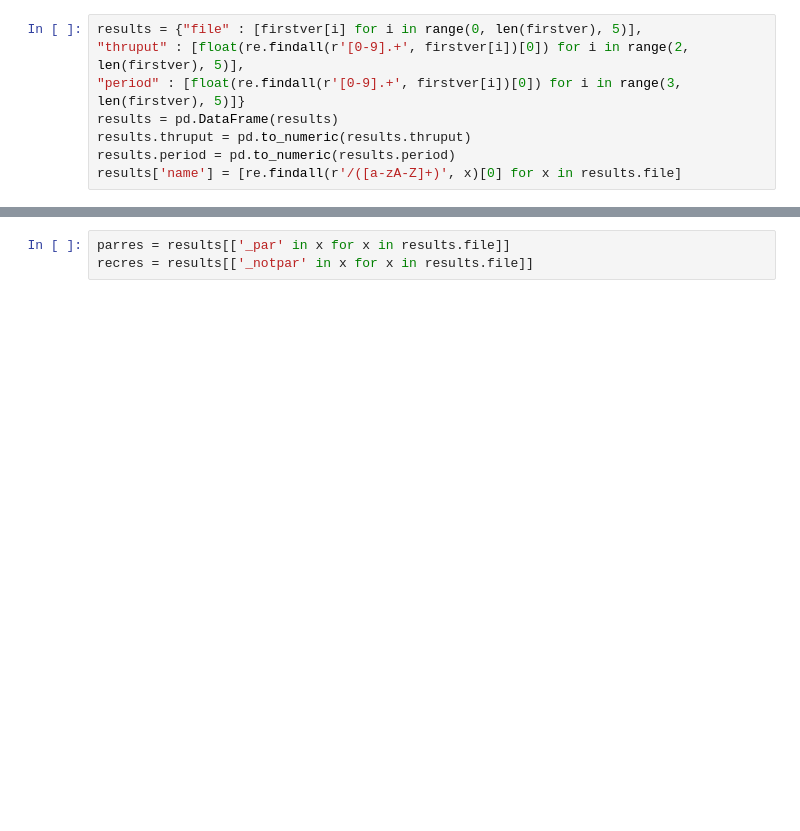
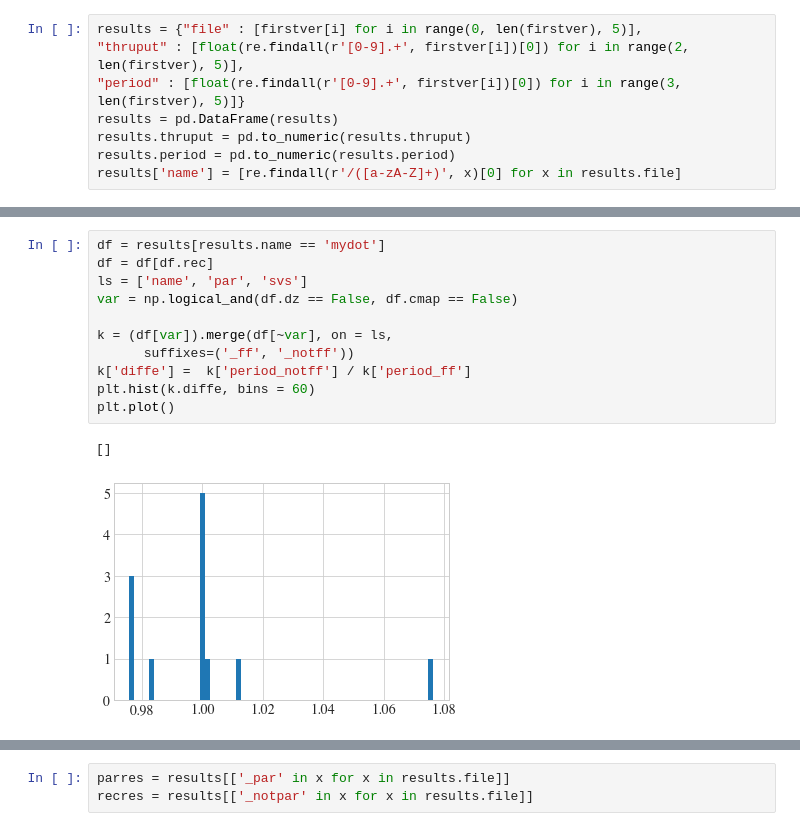
Before and after one commit to HebeHH/lift-to-csdf, a Jupyter notebook: Untitled.ipynb, the cells around one changed output, grey strips where cells are left out. Drawn from its saved outputs; the diff is of its cells as text; blank space fills up the shorter version.

```diff
--- a/Untitled.ipynb
+++ b/Untitled.ipynb
@@ -70,0 +149,14 @@ k = merge('par', results)
+# %%
+df = results[results.name == 'mydot']
+df = df[df.rec]
+ls = ['name', 'par', 'svs']
+var = np.logical_and(df.dz == False, df.cmap == False)
+
+k = (df[var]).merge(df[~var], on = ls,
+      suffixes=('_ff', '_notff'))
+k['diffe'] =  k['period_notff'] / k['period_ff']
+plt.hist(k.diffe, bins = 60)
+plt.plot()
+# %% [output]
+[]
+[figure, added]
```
Also changed, not shown: parts of 18 cells of this notebook, 33 other files.
